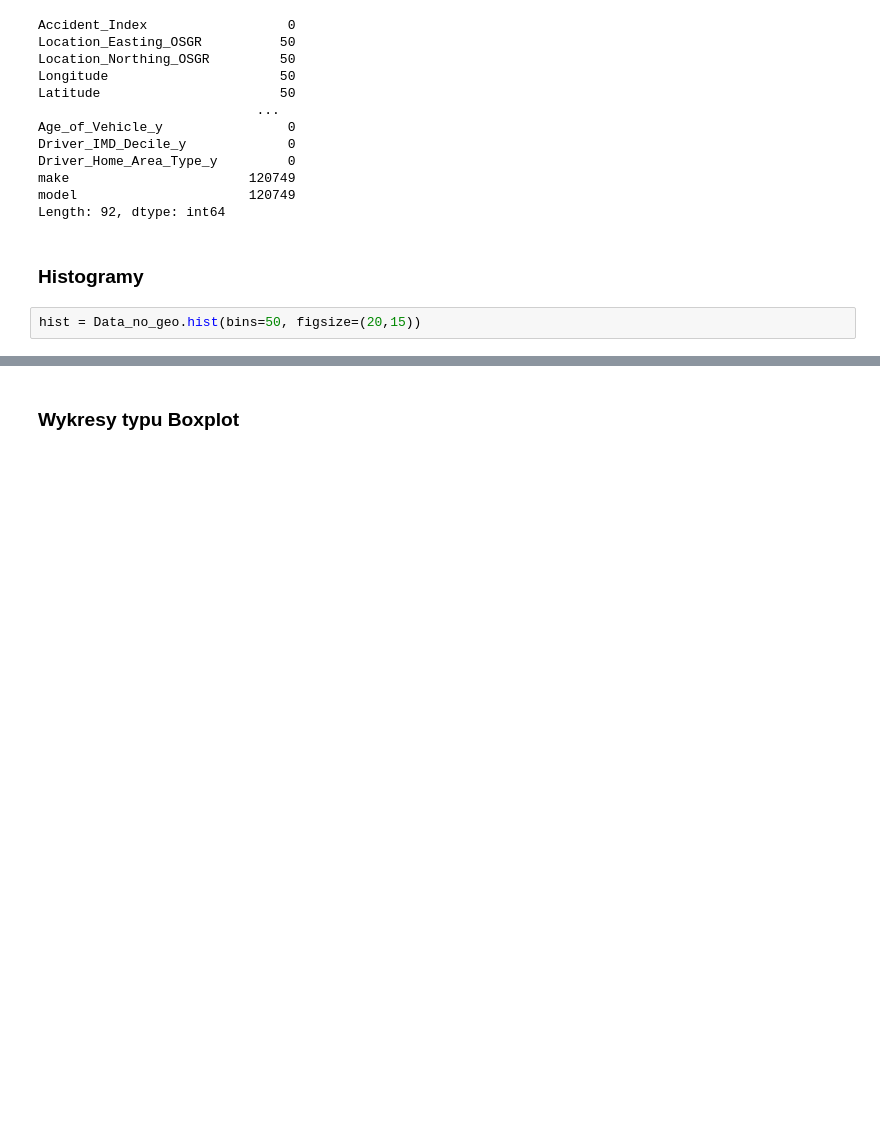
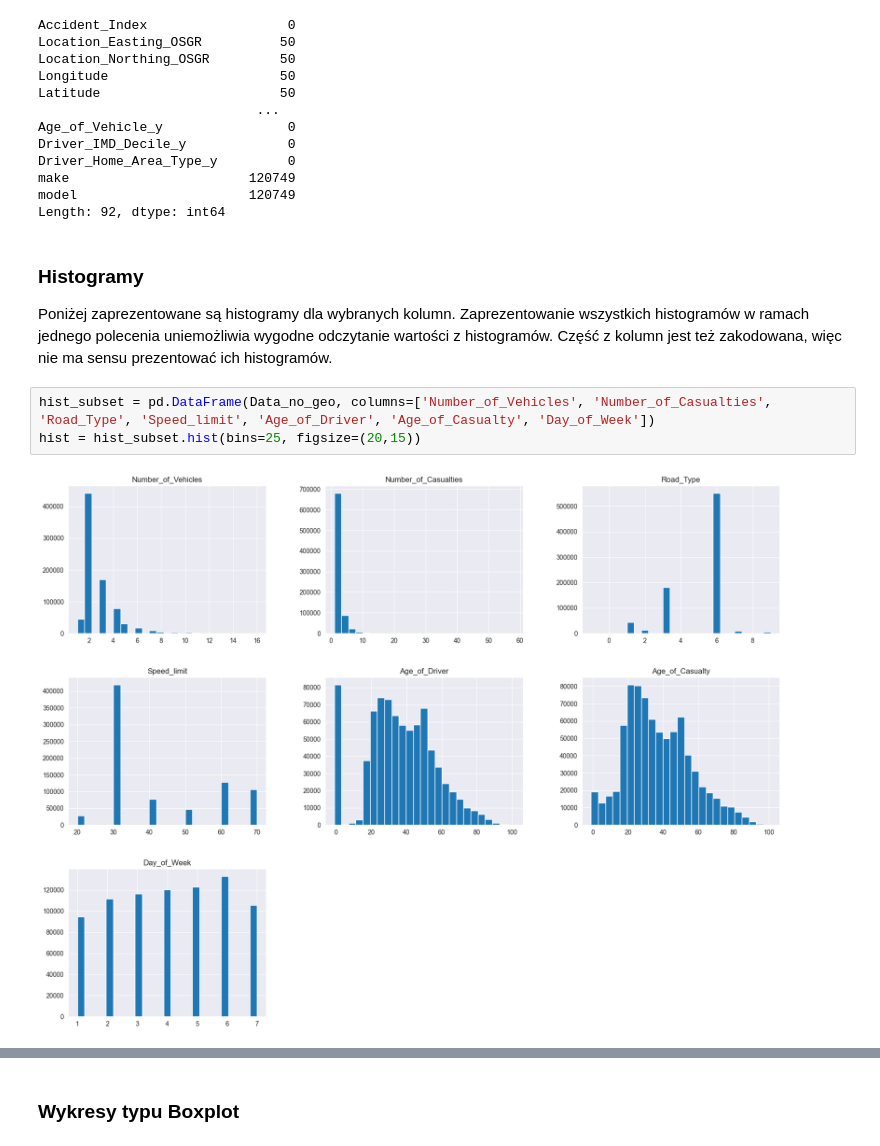
Before and after one commit to 3ldad/MOW2_Proj1, a Jupyter notebook: Analizy.ipynb, the cells around one changed output, grey strips where cells are left out. Drawn from its saved outputs; the diff is of its cells as text; blank space fills up the shorter version.

Commit message:
Uzupełnienie opisów - część I.

```diff
--- a/Analizy.ipynb
+++ b/Analizy.ipynb
@@ -101,5 +85,10 @@ model                      120749
 Length: 92, dtype: int64
 # %% [markdown]
 ### Histogramy
+
+Poniżej zaprezentowane są histogramy dla wybranych kolumn. Zaprezentowanie wszystkich histogramów w ramach jednego polecenia uniemożliwia wygodne odczytanie wartości z histogramów. Część z kolumn jest też zakodowana, więc nie ma sensu prezentować ich histogramów.
 # %%
-hist = Data_no_geo.hist(bins=50, figsize=(20,15))
+hist_subset = pd.DataFrame(Data_no_geo, columns=['Number_of_Vehicles', 'Number_of_Casualties', 'Road_Type', 'Speed_limit', 'Age_of_Driver', 'Age_of_Casualty', 'Day_of_Week'])
+hist = hist_subset.hist(bins=25, figsize=(20,15))
+# %% [output]
+[figure, added]
```
Also changed, not shown: parts of 15 cells of this notebook, 1 other file.
